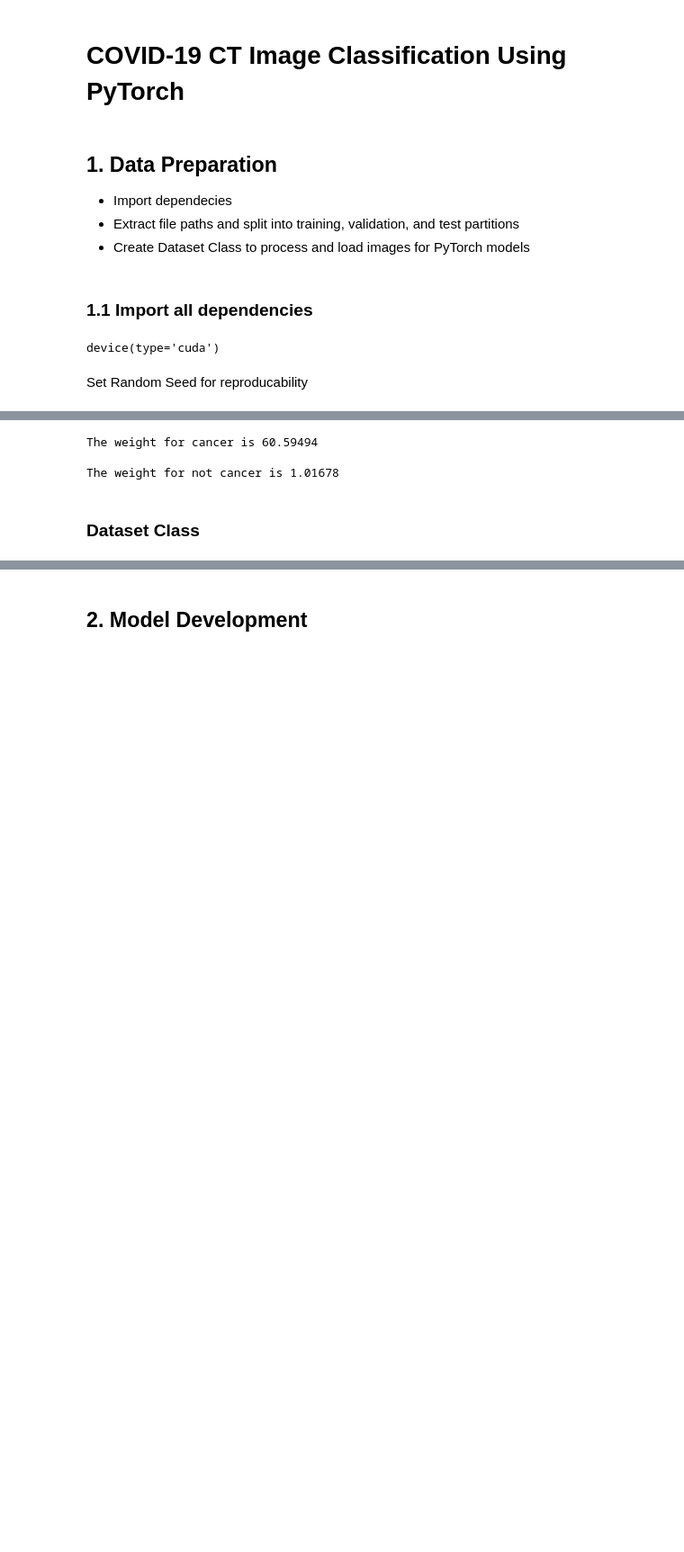
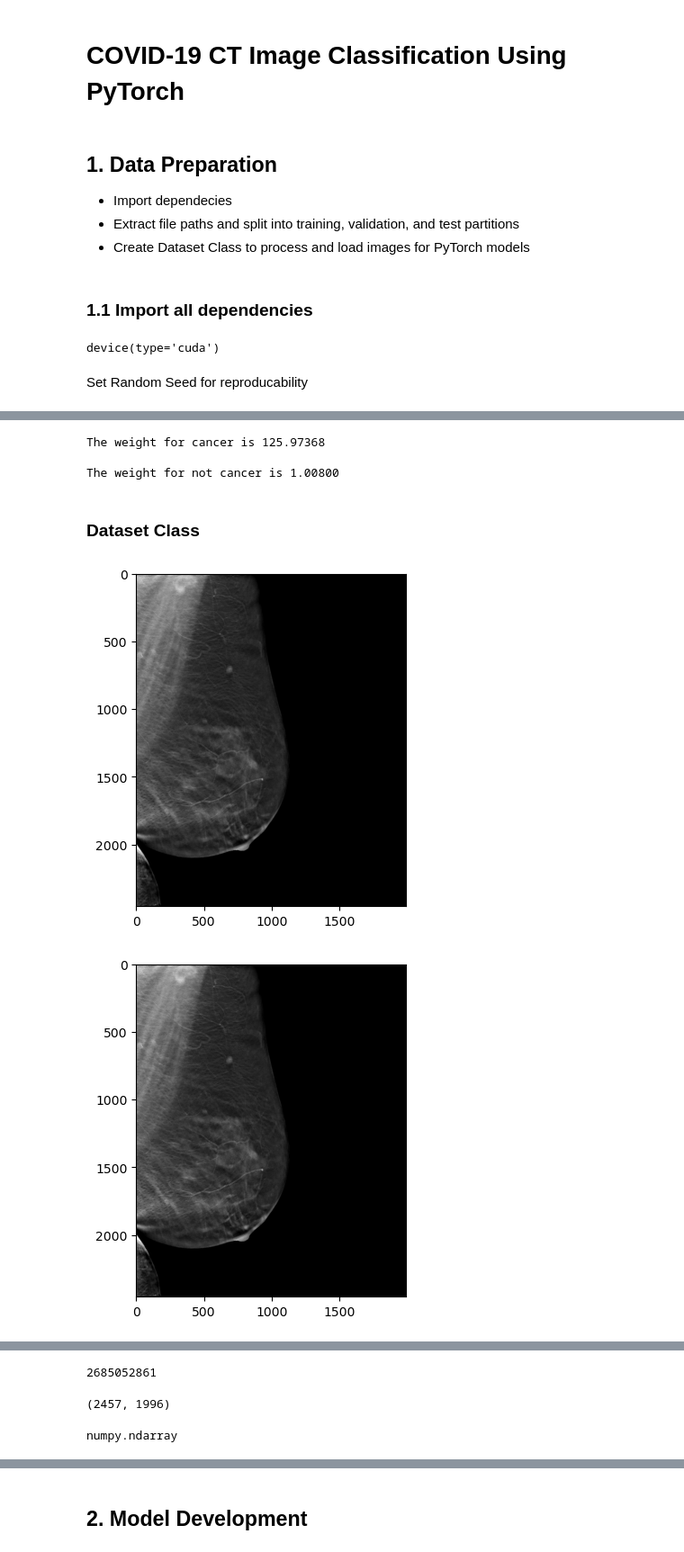
Before and after one commit to LucasLessa1/PIBIC, a Jupyter notebook: CIA_model_torch.ipynb, the cells around one changed output, grey strips where cells are left out. Shown at 90% size. Cells and saved outputs as stored; diff of their text form; code cells hidden in the pictures; blank space fills up the shorter version.

```diff
--- a/CIA_model_torch.ipynb
+++ b/CIA_model_torch.ipynb
@@ -104,5 +90,5 @@ train_fullpath
 # %%
-total_samples = len(train_fullpath) + len(valid_fullpath) + len(test_fullpath)
+total_samples = len(train_path) + len(valid_path) + len(test_path)
 pos_samples = sum(train_label) + sum(valid_label) + sum(test_label)
 
 weight_for_cancer = total_samples/(pos_samples * 2)
@@ -110,8 +96,8 @@ weight_for_not_cancer = total_samples/(total_samples-pos_samples  * 2)
 
 print(f'The weight for cancer is {weight_for_cancer:.5f} \n\nThe weight for not cancer is {weight_for_not_cancer:.5f} ')
 # %% [output]
-The weight for cancer is 60.59494
+The weight for cancer is 125.97368
 
-The weight for not cancer is 1.01678
+The weight for not cancer is 1.00800
 # %% [markdown]
 ### Dataset Class
@@ -142,0 +209,14 @@ class CT_Dataset(Dataset):
+# %%
+path = 'C:/Users/Lucas/Documents/PIBIC/DATASET/CANCER_IMAGING_ARCHIVE/manifest-1617905855234/Breast-Cancer-Screening-DBT/DBT-P00024/01-01-2000-DBT-S03255-MAMMO SCREENING DIGITAL BILATERAL-57165/14783.000000-NA-53289/1-1.dcm'
+pixels = dcmread_image(path, view='lmlo' )
+# %%
+frame_index = 1
+for i in range(0,3,1):
+    frame_data = pixels[i]
+
+    # Display the selected frame
+    plt.imshow(frame_data, cmap='gray')  # Assuming grayscale image
+    plt.show()
+# %% [output]
+[figure, added]
+[figure, added]
@@ -142,0 +224,12 @@ class CT_Dataset(Dataset):
+# %%
+np.sum(pixels[0] - pixels[1])
+# %% [output]
+2685052861
+# %%
+pixels[0].shape
+# %% [output]
+(2457, 1996)
+# %%
+type(pixels)
+# %% [output]
+numpy.ndarray
```
Also changed, not shown: parts of 25 cells of this notebook.
